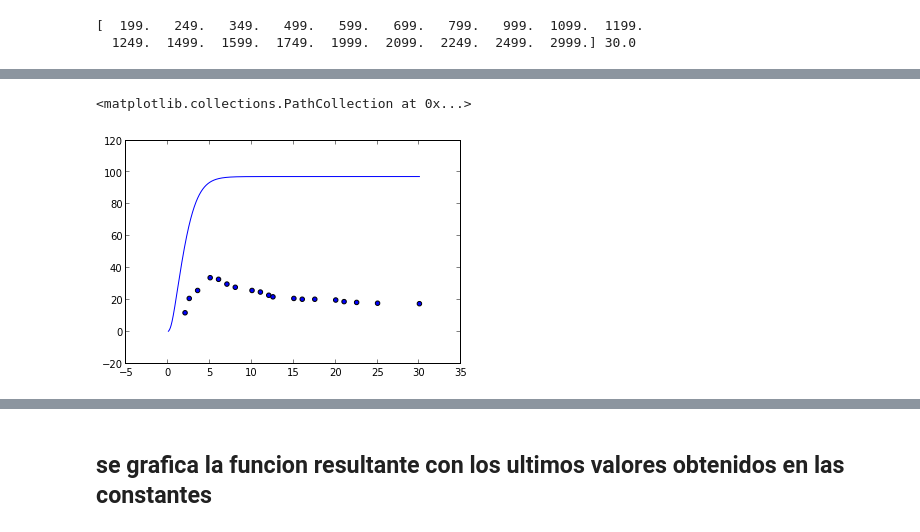
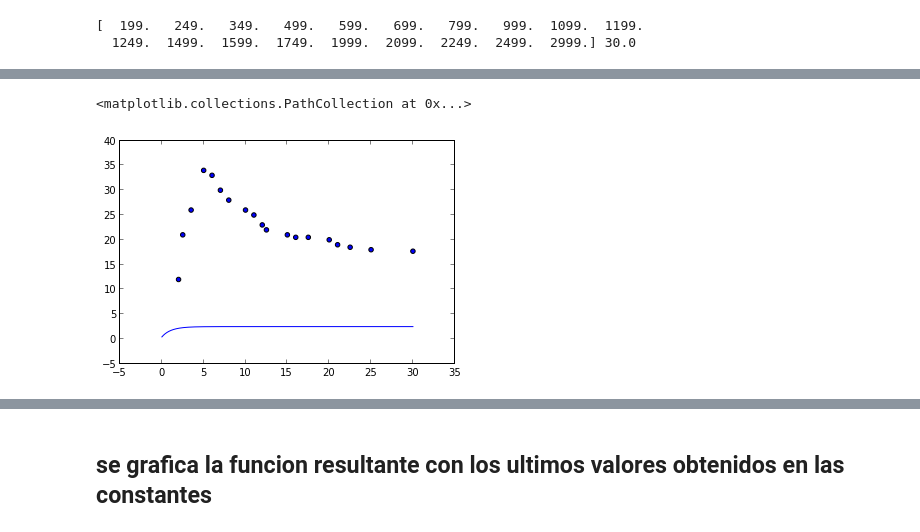
Before and after one commit to daniel-lozano/tarea8, a Jupyter notebook: ctes.ipynb, the cells around one changed output, grey strips where cells are left out. Cells and saved outputs as stored; diff of their text form; code cells hidden in the pictures.

```diff
--- a/ctes.ipynb
+++ b/ctes.ipynb
@@ -135,12 +135,12 @@ print P
 # %%
 for j in range(1,Tmax):
     #se soluciona P con los valores aleatorios
     #sol=rungekutta(Pviejo[j-1],h,alpha[0],beta[0],Km1[0],Km2[0],So[0])
-    sol=rungekutta(Pviejo[j-1],h,50,-50,180,8,11)
+    sol=rungekutta(Pviejo[j-1],h,5,5,5,5,5)
     Pviejo[j]=sol
 plot(t,Pviejo)
 scatter(x,Pobs)
 # %% [output]
 <matplotlib.collections.PathCollection at 0x...>
-[figure, old version]
+[figure, new version]
 # %%
```
Also changed, not shown: parts of 7 cells of this notebook.
